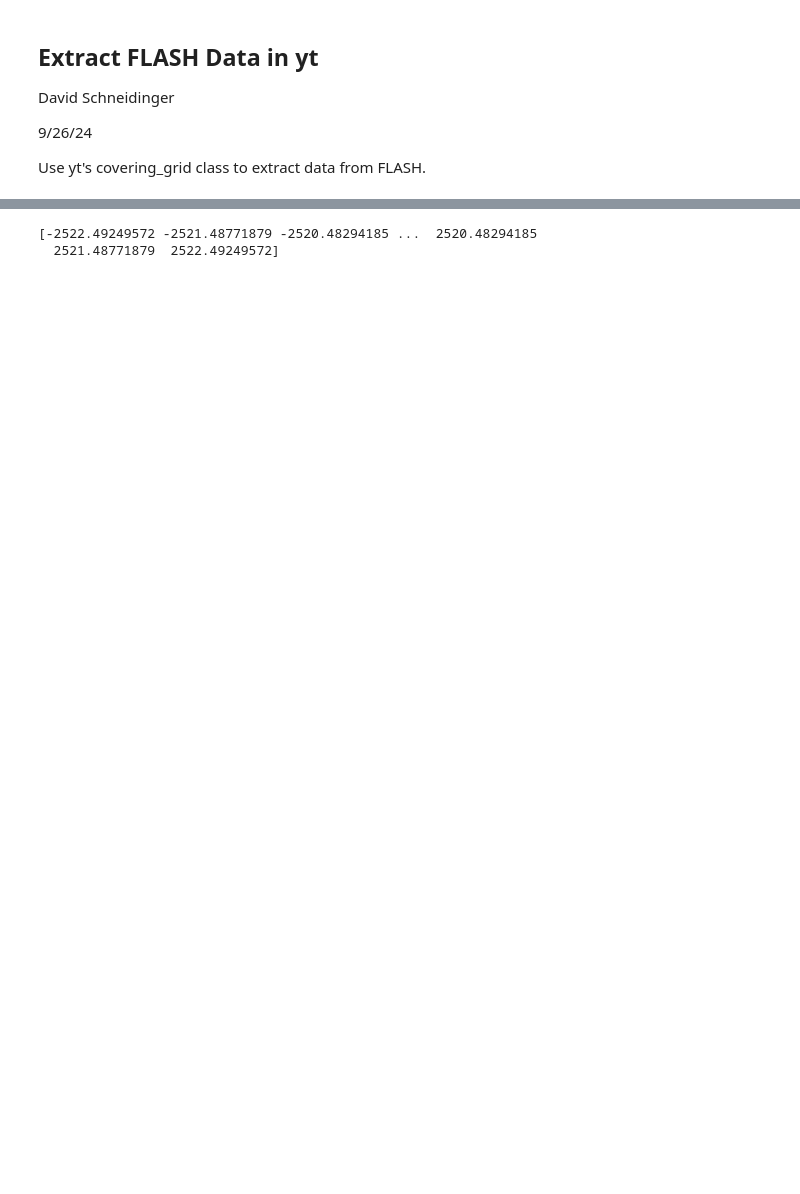
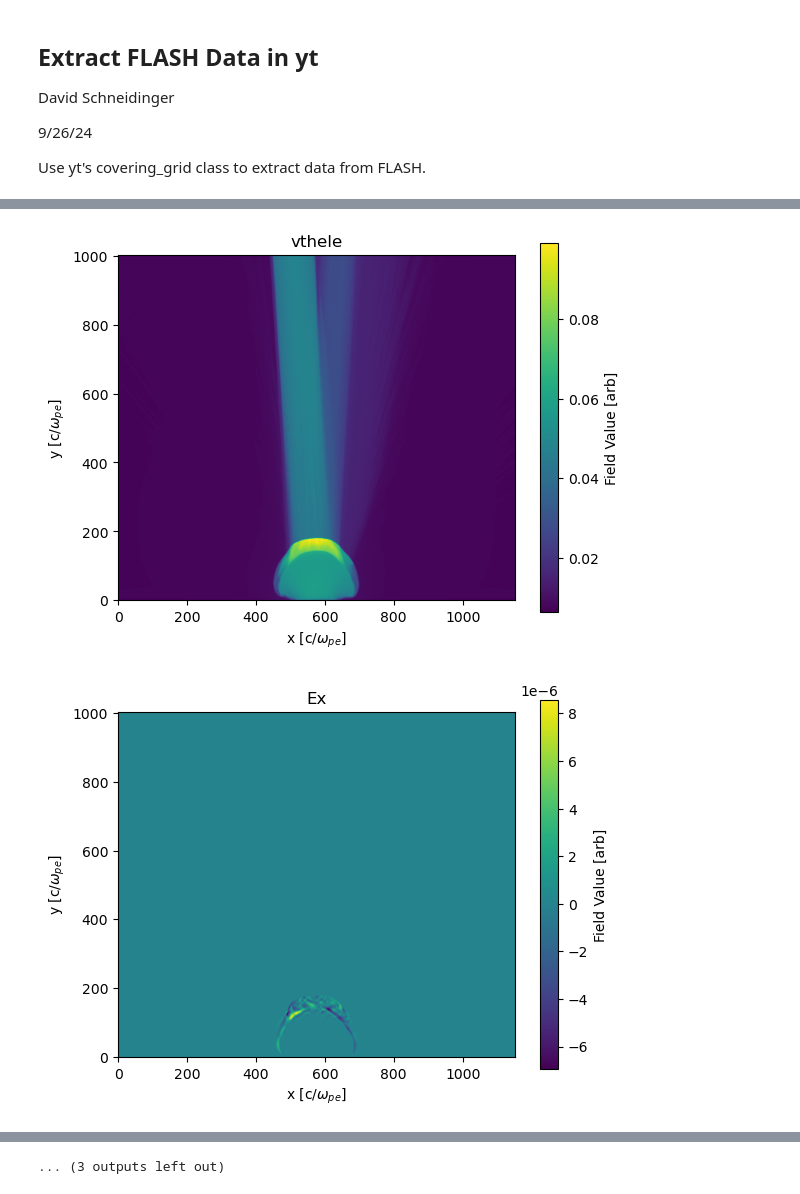
Before and after one commit to Schaeffer-Lab/MagShockZ, a Jupyter notebook: python-fortran_interface/write-FLASH-fields.ipynb, the cells around one changed output, grey strips where cells are left out. Cells and saved outputs as stored; diff of their text form; code cells hidden in the pictures; blank space fills up the shorter version.

```diff
--- a/python-fortran_interface/write-FLASH-fields.ipynb
+++ b/python-fortran_interface/write-FLASH-fields.ipynb
@@ -141,8 +179,24 @@ normalizations = {
 }
 save_slice(normalizations)
 # %%
+target_index = 84
+
+x_ion = all_data['flash','x'][:,0,0]*omega_pi/c
+print(f"Bounds of simulation in ion inertial length: x {round(x_ion.value[0],1)},{round(x_ion.value[-1],1)} c/omega_pi")
+y_ion = all_data['flash','y'][0,target_index:,0]*omega_pi/c
+print(f"Bounds of simulation in ion inertial length: y {round(y_ion.value[0],1)},{round(y_ion.value[-1],1)} c/omega_pi")
+
+print()
+
 x = all_data['flash','x'][:,0,0]*omega_pe/c
-print(f"Bounds of simulation in osiris units: x {round(x.min(),0)},{round(x.max(),0)}")
+print(f"Bounds of simulation in osiris units: x {round(x.value[0],0)},{round(x.value[-1],0)} c/omega_pe")
 y = all_data['flash','y'][0,target_index:,0]*omega_pe/c
-print(f"Bounds of simulation in osiris units: y {round(y.min(),0)},{round(y.max(),0)}")
+print(f"Bounds of simulation in osiris units: y {round(y.value[0],0)},{round(y.value[-1],0)} c/omega_pe")
+
+print()
+
+x_ion_osiris = all_data['flash','x'][:,0,0]*(omega_pi*omega_pe/omega_pi_osiris)/c
+print(f"If we seek to conserve ion inertial length: x {round(x_ion_osiris.value[0],1)},{round(x_ion_osiris.value[-1],1)} c/omega_pe")
+y_ion_osiris = all_data['flash','y'][0,target_index:,0]*(omega_pi*omega_pe/omega_pi_osiris)/c
+print(f"If we seek to conserve ion inertial length: y {round(y_ion_osiris.value[0],1)},{round(y_ion_osiris.value[-1],1)} c/omega_pe")
 # %% [output]
@@ -180,21 +211,27 @@ plt.show()
 # %%
-x = np.load("FLASH-slices/x.npy")[:,0]
-y = np.load("FLASH-slices/y.npy")[0]
+from pathlib import Path
+import pickle
 
-# nx = STATE["data"].shape
-# x1 = np.linspace( x_bnd[0,0], x_bnd[0,1], nx[1], endpoint=True )
-# x2 = np.linspace( x_bnd[1,0], x_bnd[1,1], nx[0], endpoint=True )
-# X1, X2 = np.meshgrid( x1, x2, indexing='xy' ) # Matches Fortran array indexing
-from scipy.interpolate import RegularGridInterpolator
-func = RegularGridInterpolator((x, y), np.load("FLASH-slices/vthele.npy"), bounds_error=False, fill_value=0)
-x1 = np.linspace(x.min(), x.max(), 5022)
-print(x1)
-x2 = np.linspace(y.min(), y.max(), 4206)
-xnew, ynew = np.meshgrid(x1, x2, indexing='xy')
+X1, X2 = np.meshgrid( x, y, indexing='xy' )
 
-points_new = np.array([xnew.flatten(), ynew.flatten()]).T
+# Change this if looking at another simulation
+interp_dir = output_dir / "interp"
+interp_files = interp_dir.glob("*.pkl")
 
-# synthetic = func(points_new)
-# # synthetic = synthetic.reshape((4206, 5022))
-# plt.imshow(synthetic, origin='lower')
+for f in interp_files:
+    name = f.stem
+    with open(f, "rb") as f:
+        loaded_interpolator = pickle.load(f)
+    synthetic = loaded_interpolator((X2,X1))
+
+
+    plt.imshow(synthetic, origin='lower')
+    cbar = plt.colorbar()
+    cbar.set_label('Field Value [arb]')
+    plt.title(name)
+    plt.xlabel("x [c/$\omega_{pe}$]")
+    plt.ylabel("y [c/$\omega_{pe}$]")
+    plt.show()
 # %% [output]
+[figure, added]
+[figure, added]
@@ -201,2 +248 @@ points_new = np.array([xnew.flatten(), ynew.flatten()]).T
-[-2522.49249572 -2521.48771879 -2520.48294185 ...  2520.48294185
-  2521.48771879  2522.49249572]
+... (3 outputs left out)
```
Also changed, not shown: parts of 13 cells of this notebook, 22 other files.
